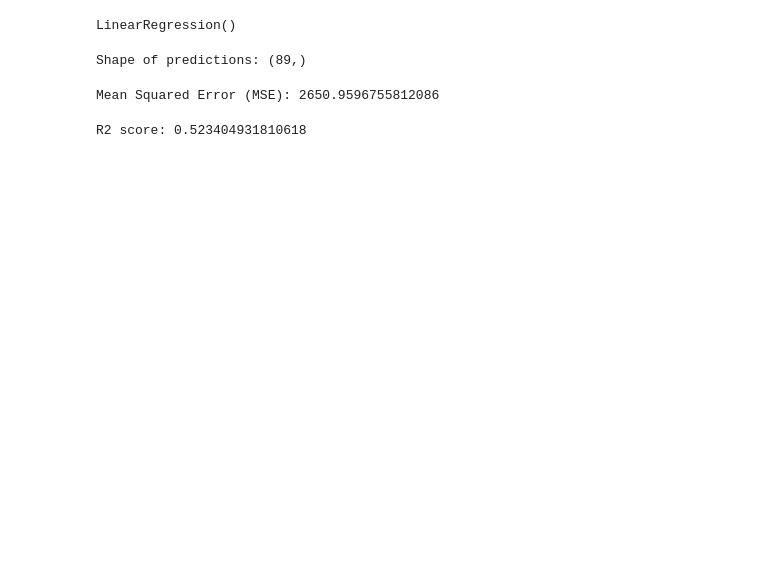
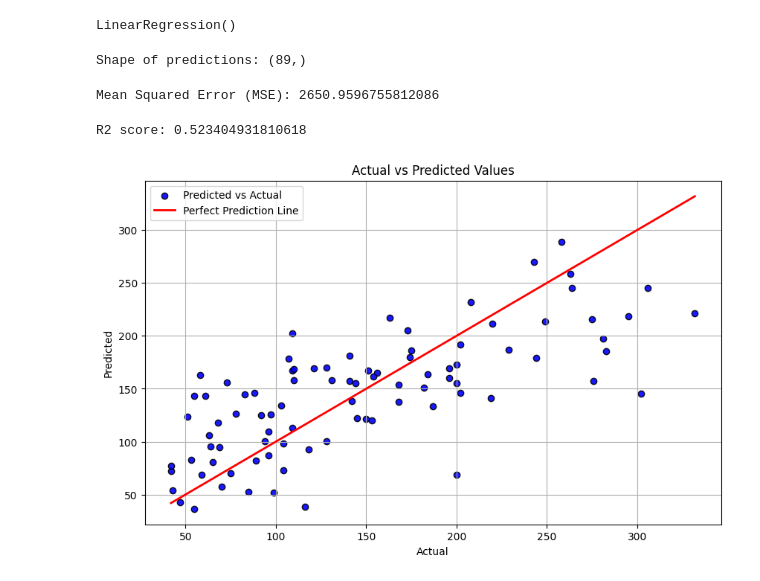
Before and after one commit to aniketbakre/Top-20-Models-in-ML-DL, a Jupyter notebook: LogisticRegression_SKLearn_DiabetesDaraset.ipynb, the cells around one changed output. Drawn from its saved outputs; the diff is of its cells as text; code cells hidden in the pictures; blank space fills up the shorter version.

```diff
--- a/LogisticRegression_SKLearn_DiabetesDaraset.ipynb
+++ b/LogisticRegression_SKLearn_DiabetesDaraset.ipynb
@@ -47,0 +51,13 @@ R2 score: 0.523404931810618
+# %%
+# Plotting the results
+plt.figure(figsize=(10, 6))
+plt.scatter(y_test, y_pred, color='blue', edgecolor='black', alpha=0.9, label='Predicted vs Actual')
+plt.plot([y_test.min(), y_test.max()], [y_test.min(), y_test.max()], color='red', linewidth=2, label='Perfect Prediction Line')
+plt.xlabel('Actual')
+plt.ylabel('Predicted')
+plt.title('Actual vs Predicted Values')
+plt.legend()
+plt.grid(True)
+plt.show()
+# %% [output]
+[figure, added]
```
Also changed, not shown: parts of 1 cell of this notebook.
